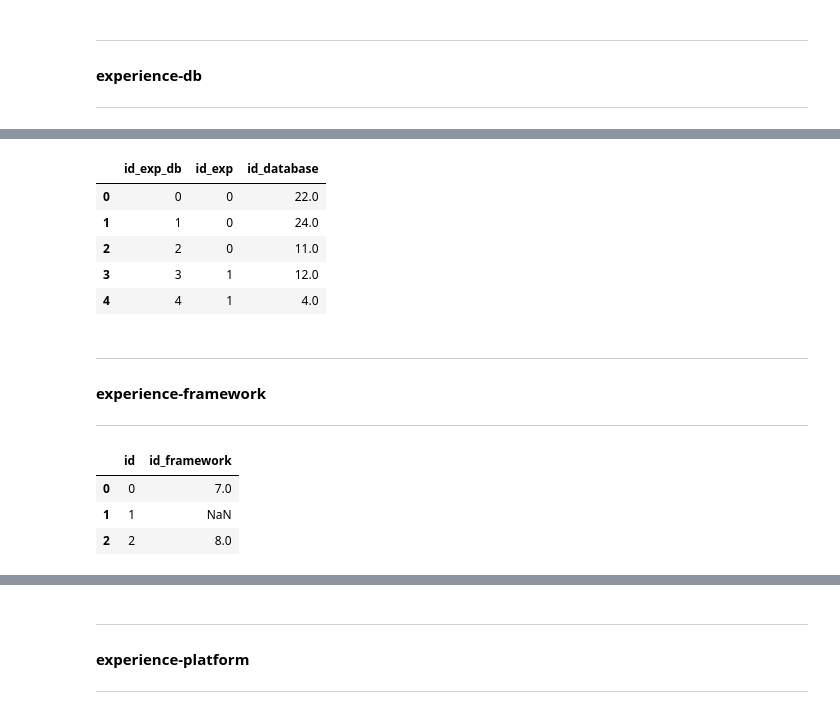
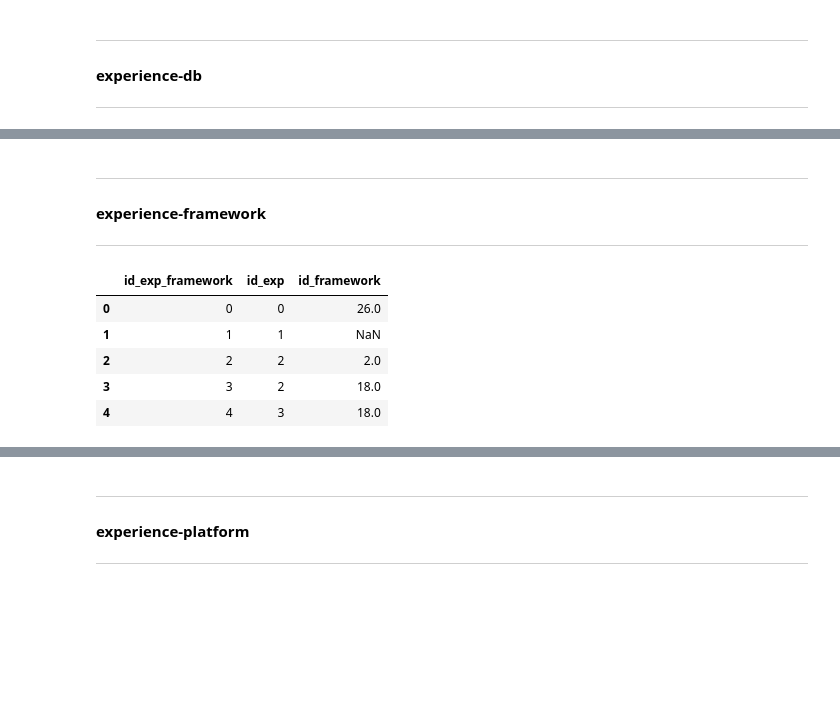
Before and after one commit to PhDNoe/PF_Tendencias_Mercado_Laboral, a Jupyter notebook: tables_for_postgres/get_table.ipynb, the cells around one changed output, grey strips where cells are left out. Cells and saved outputs as stored; diff of their text form; code cells hidden in the pictures; blank space fills up the shorter version.

```diff
--- a/tables_for_postgres/get_table.ipynb
+++ b/tables_for_postgres/get_table.ipynb
@@ -477,14 +509,3 @@ df_exp_db.head(3)
-# %%
-df_exp_db.reset_index(inplace=True, drop=False)
-df_exp_db.rename(columns={'id':'id_exp', 'index':'id_exp_db'}, inplace=True)
-df_exp_db.head()
-# %% [output]
-|  | id_exp_db | id_exp | id_database |
-| 0 | 0 | 0 | 22.0 |
-| 1 | 1 | 0 | 24.0 |
-| 2 | 2 | 0 | 11.0 |
-| 3 | 3 | 1 | 12.0 |
-| 4 | 4 | 1 | 4.0 |
 # %% [markdown]
 ---
 #### experience-framework
@@ -492,9 +513,13 @@ df_exp_db.head()
 ---
 # %%
 df_exp_framework.drop(columns=['framework'], inplace=True)
-df_exp_framework.head(3)
+df_exp_framework.reset_index(inplace=True, drop=False)
+df_exp_framework.rename(columns={'id':'id_exp', 'index':'id_exp_framework'}, inplace=True)
+df_exp_framework.head()
 # %% [output]
-|  | id | id_framework |
-| 0 | 0 | 7.0 |
-| 1 | 1 | NaN |
-| 2 | 2 | 8.0 |
+|  | id_exp_framework | id_exp | id_framework |
+| 0 | 0 | 0 | 26.0 |
+| 1 | 1 | 1 | NaN |
+| 2 | 2 | 2 | 2.0 |
+| 3 | 3 | 2 | 18.0 |
+| 4 | 4 | 3 | 18.0 |
```
Also changed, not shown: parts of 29 cells of this notebook, 14 other files.
